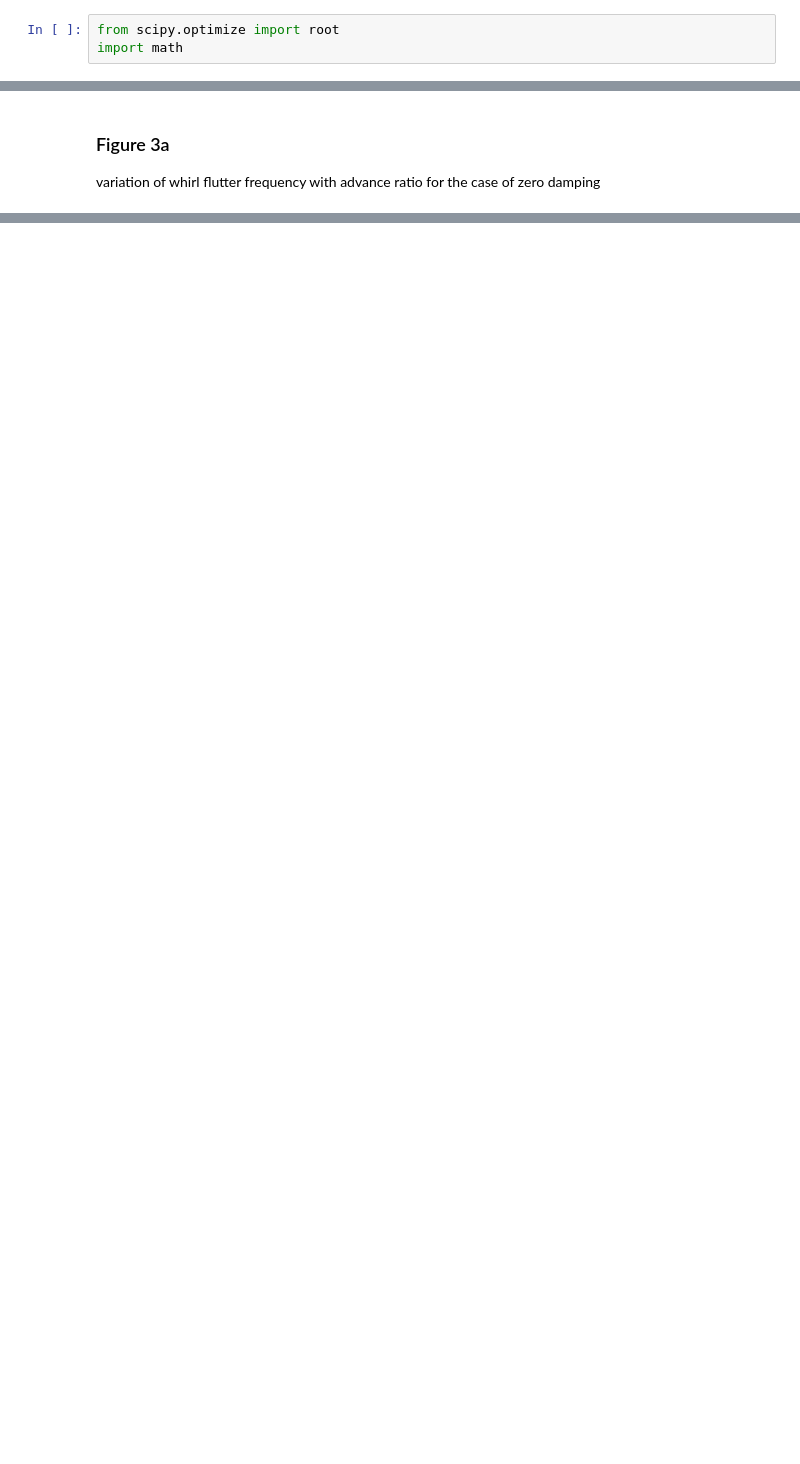
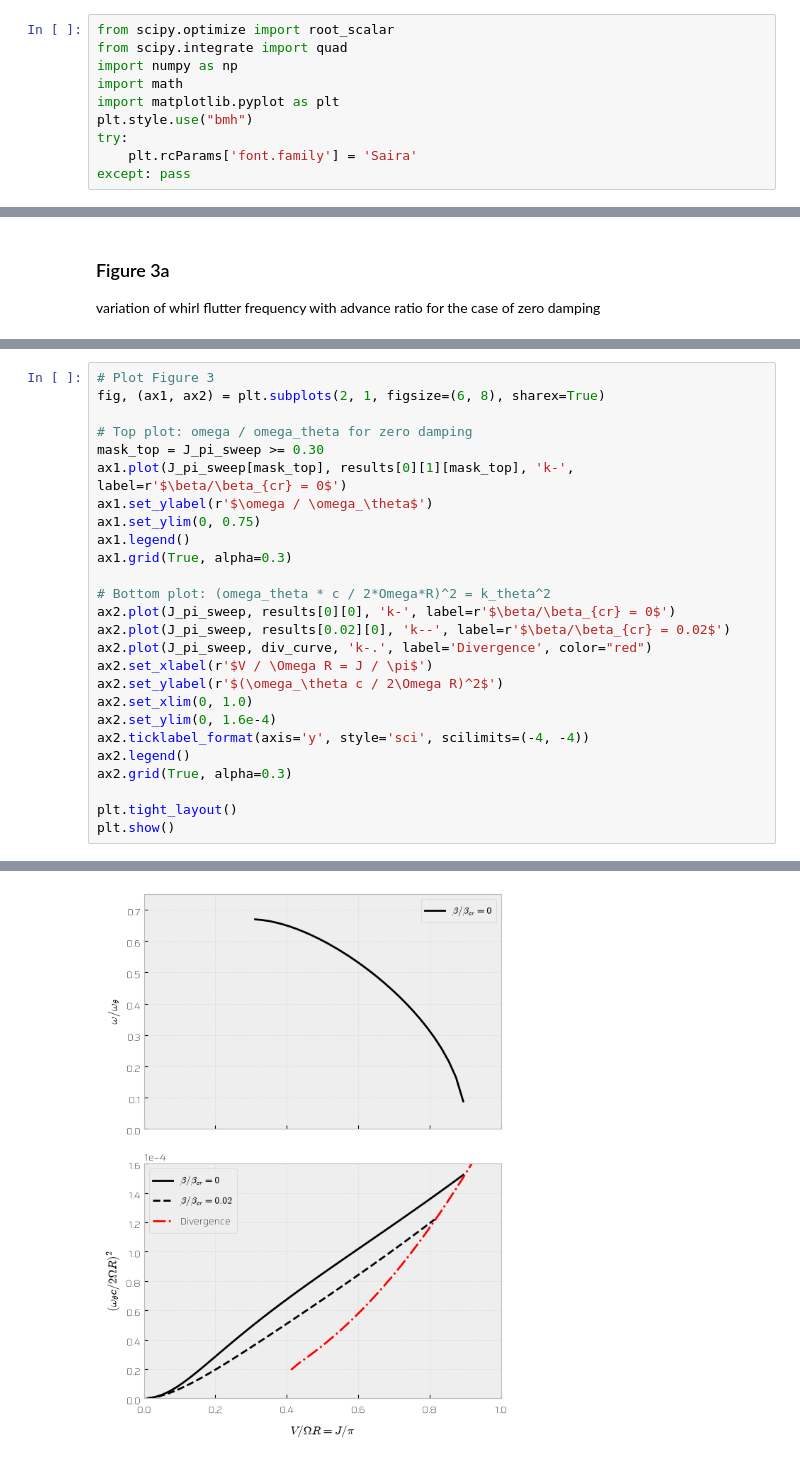
Before and after one commit to StreamlineAerospace/streamline_flutter, a Jupyter notebook: notebooks/whirl_flutter.ipynb, the cells around one changed output, grey strips where cells are left out. Saved outputs shown, nothing was run; the diff lists cells and outputs as text; blank space fills up the shorter version.

```diff
--- a/notebooks/whirl_flutter.ipynb
+++ b/notebooks/whirl_flutter.ipynb
@@ -4,6 +4,13 @@ Houbolt & Reed, NASA Langley Research Center, 1962
 
 This notebook reproduces the figures presented in the resource above. Particularly, those which lay down flutter and static divergence onset constraint curves for the purpose of design.
 # %%
-from scipy.optimize import root
+from scipy.optimize import root_scalar
+from scipy.integrate import quad
+import numpy as np
 import math
+import matplotlib.pyplot as plt
+plt.style.use("bmh")
+try:
+    plt.rcParams['font.family'] = 'Saira'
+except: pass
 # %%
@@ -64,0 +128,27 @@ hellow world
+# %%
+# Plot Figure 3
+fig, (ax1, ax2) = plt.subplots(2, 1, figsize=(6, 8), sharex=True)
+
+# Top plot: omega / omega_theta for zero damping
+mask_top = J_pi_sweep >= 0.30
+ax1.plot(J_pi_sweep[mask_top], results[0][1][mask_top], 'k-', label=r'$\beta/\beta_{cr} = 0$')
+ax1.set_ylabel(r'$\omega / \omega_\theta$')
+ax1.set_ylim(0, 0.75)
+ax1.legend()
+ax1.grid(True, alpha=0.3)
+
+# Bottom plot: (omega_theta * c / 2*Omega*R)^2 = k_theta^2
+ax2.plot(J_pi_sweep, results[0][0], 'k-', label=r'$\beta/\beta_{cr} = 0$')
+ax2.plot(J_pi_sweep, results[0.02][0], 'k--', label=r'$\beta/\beta_{cr} = 0.02$')
+ax2.plot(J_pi_sweep, div_curve, 'k-.', label='Divergence', color="red")
+ax2.set_xlabel(r'$V / \Omega R = J / \pi$')
+ax2.set_ylabel(r'$(\omega_\theta c / 2\Omega R)^2$')
+ax2.set_xlim(0, 1.0)
+ax2.set_ylim(0, 1.6e-4)
+ax2.ticklabel_format(axis='y', style='sci', scilimits=(-4, -4))
+ax2.legend()
+ax2.grid(True, alpha=0.3)
+
+plt.tight_layout()
+plt.show()
+# %% [output]
@@ -64,0 +159 @@ hellow world
+[figure, added]
```
Also changed, not shown: parts of 7 cells of this notebook, 1 other file.
